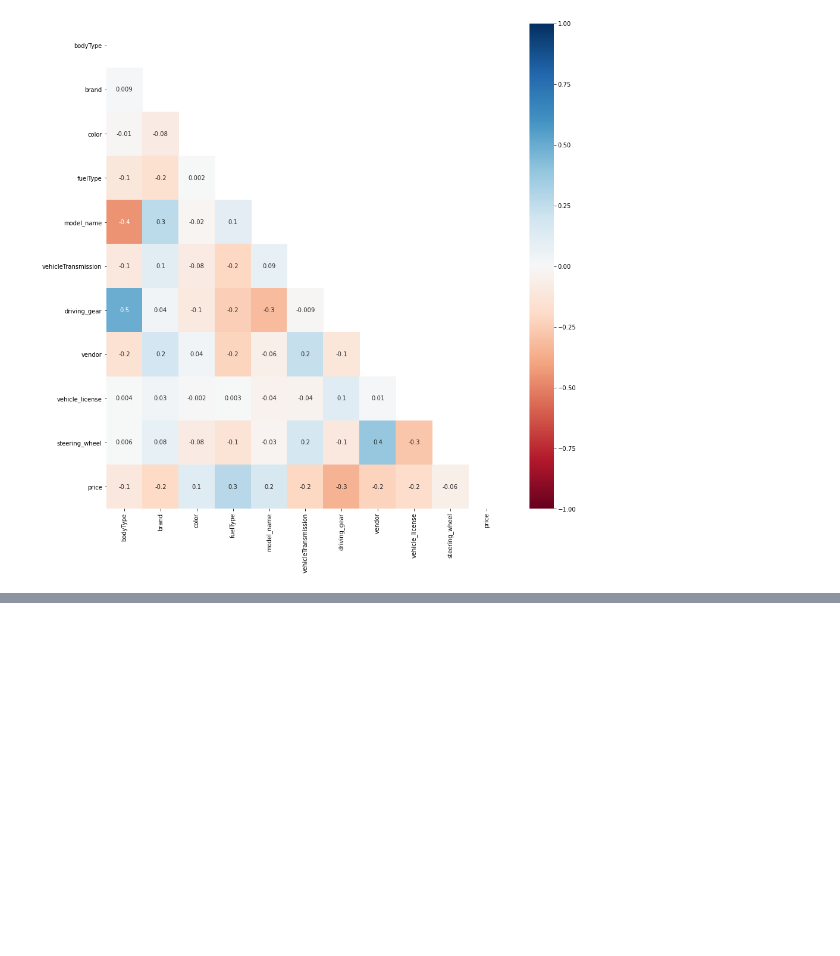
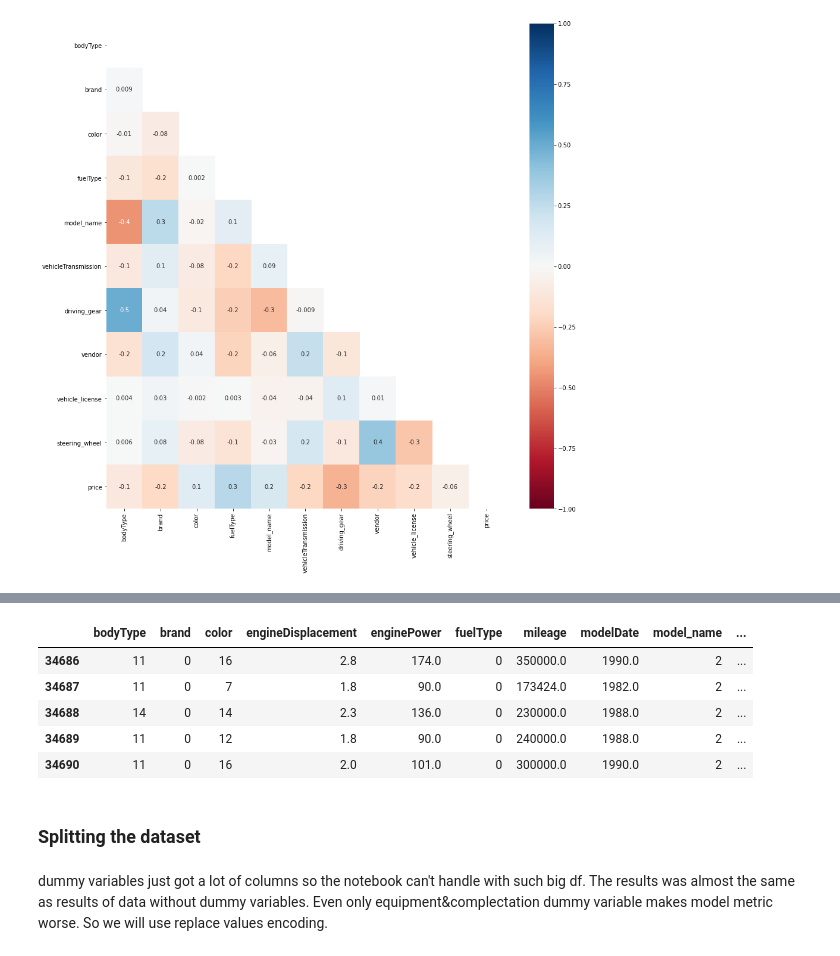
Before and after one commit to gir2017/teamwork_kaggle, a Jupyter notebook: module_5/select_auto.ipynb, the cells around one changed output, grey strips where cells are left out. Cells and saved outputs as stored; diff of their text form; code cells hidden in the pictures; blank space fills up the shorter version.

Commit message:
data selecting

```diff
--- a/module_5/select_auto.ipynb
+++ b/module_5/select_auto.ipynb
@@ -2376,0 +2372,20 @@ print(f"The MAPE mertics of the Random Forest model using MAPE metrics: {(mape(Y
+# %%
+data_cat = data.copy()
+ce_list = data['equip_compl'].explode().value_counts(ascending=False)[:e_len+1].index.tolist()
+# prepare new columns
+for col in ce_list:
+    if col not in data_cat.columns:
+        data_cat[col] = data_cat['equip_compl'].apply(lambda x: 1 if type(x)!=float and col in x   else 0)
+# %%
+data_cat.head()
+# %% [output]
+|  | bodyType | brand | color | engineDisplacement | enginePower | fuelType | mileage | modelDate | model_name | ... |
+| 34686 | 11 | 0 | 16 | 2.8 | 174.0 | 0 | 350000.0 | 1990.0 | 2 | ... |
+| 34687 | 11 | 0 | 7 | 1.8 | 90.0 | 0 | 173424.0 | 1982.0 | 2 | ... |
+| 34688 | 14 | 0 | 14 | 2.3 | 136.0 | 0 | 230000.0 | 1988.0 | 2 | ... |
+| 34689 | 11 | 0 | 12 | 1.8 | 90.0 | 0 | 240000.0 | 1988.0 | 2 | ... |
+| 34690 | 11 | 0 | 16 | 2.0 | 101.0 | 0 | 300000.0 | 1990.0 | 2 | ... |
+# %% [markdown]
+### Splitting the dataset
+# %% [markdown]
+dummy variables just got a lot of columns so the notebook can't handle with such big df. The results was almost the same as results of data without dummy variables. Even only equipment&complectation dummy variable makes model metric worse. So we will use replace values encoding.
```
Also changed, not shown: parts of 52 cells of this notebook.
